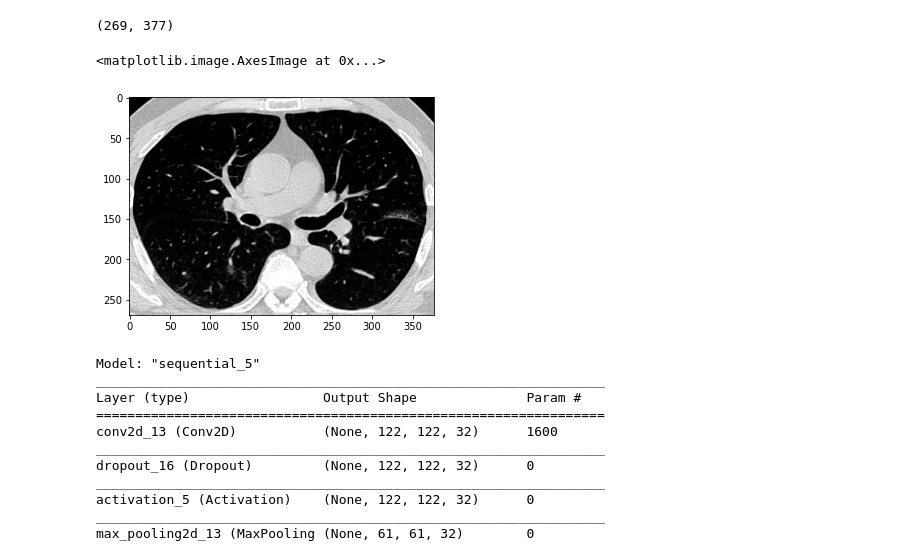
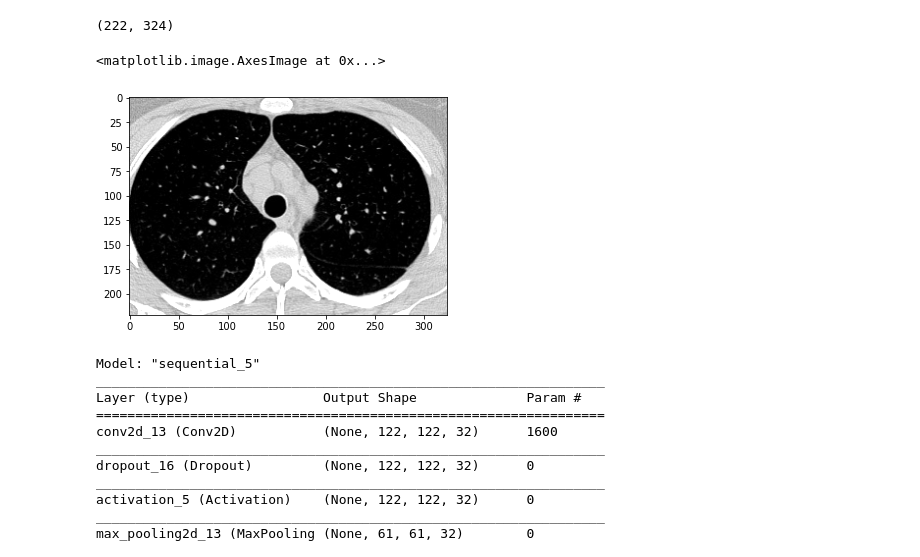
Before and after one commit to mohammadakradi/Covid-19, a Jupyter notebook: CNN-V1.ipynb, the cells around one changed output. Drawn from its saved outputs; the diff is of its cells as text; code cells hidden in the pictures.

```diff
--- a/CNN-V1.ipynb
+++ b/CNN-V1.ipynb
@@ -26,12 +41,12 @@ for img in os.listdir(datadir):
 # %%
-img=Covid[30]
+img=Covid[7]
 img=img[0]
 print(img.shape)
 plt.imshow(img, cmap='gray')
 # %% [output]
-(269, 377)
+(222, 324)
 <matplotlib.image.AxesImage at 0x...>
-[figure, old version]
+[figure, new version]
 # %%
 from keras.models import Sequential
 from keras.layers import Conv2D
```
Also changed, not shown: parts of 3 cells of this notebook.
